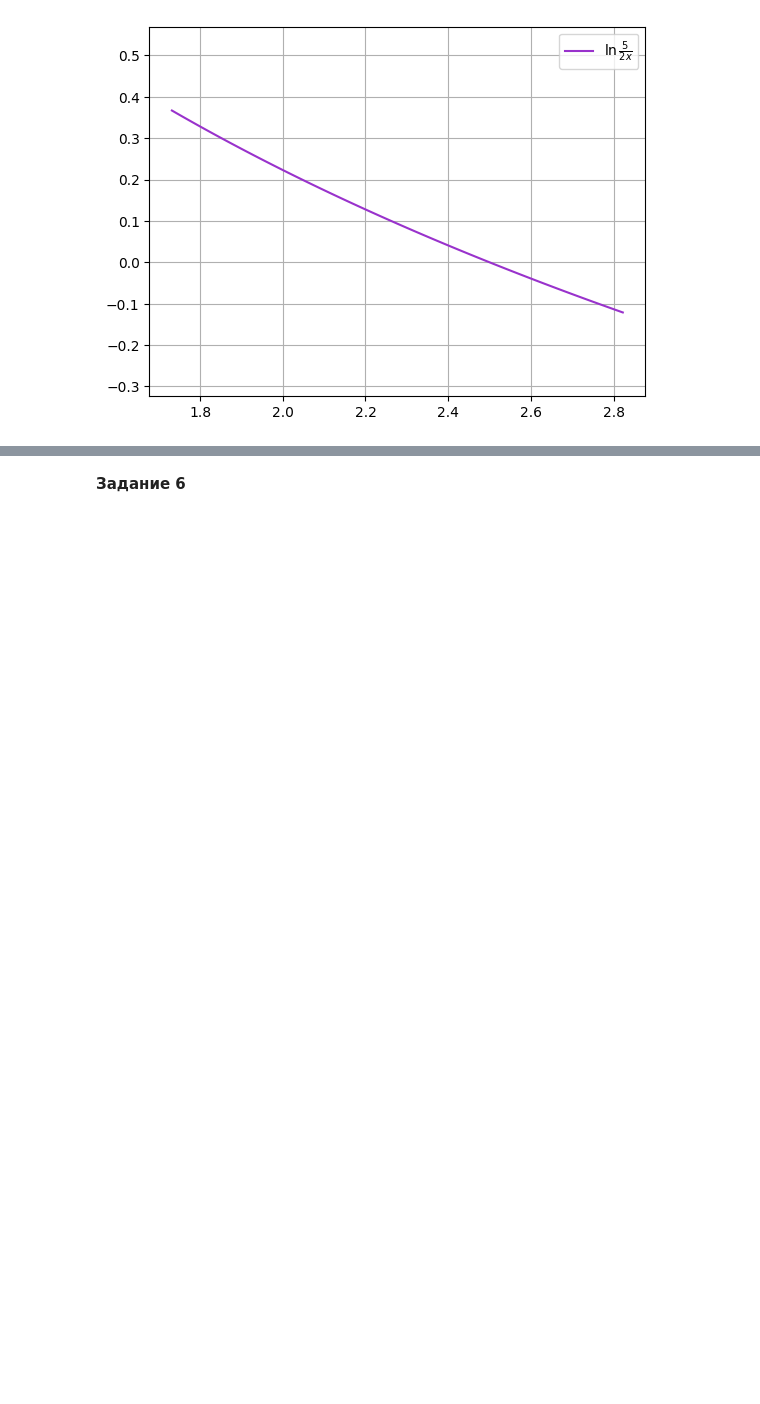
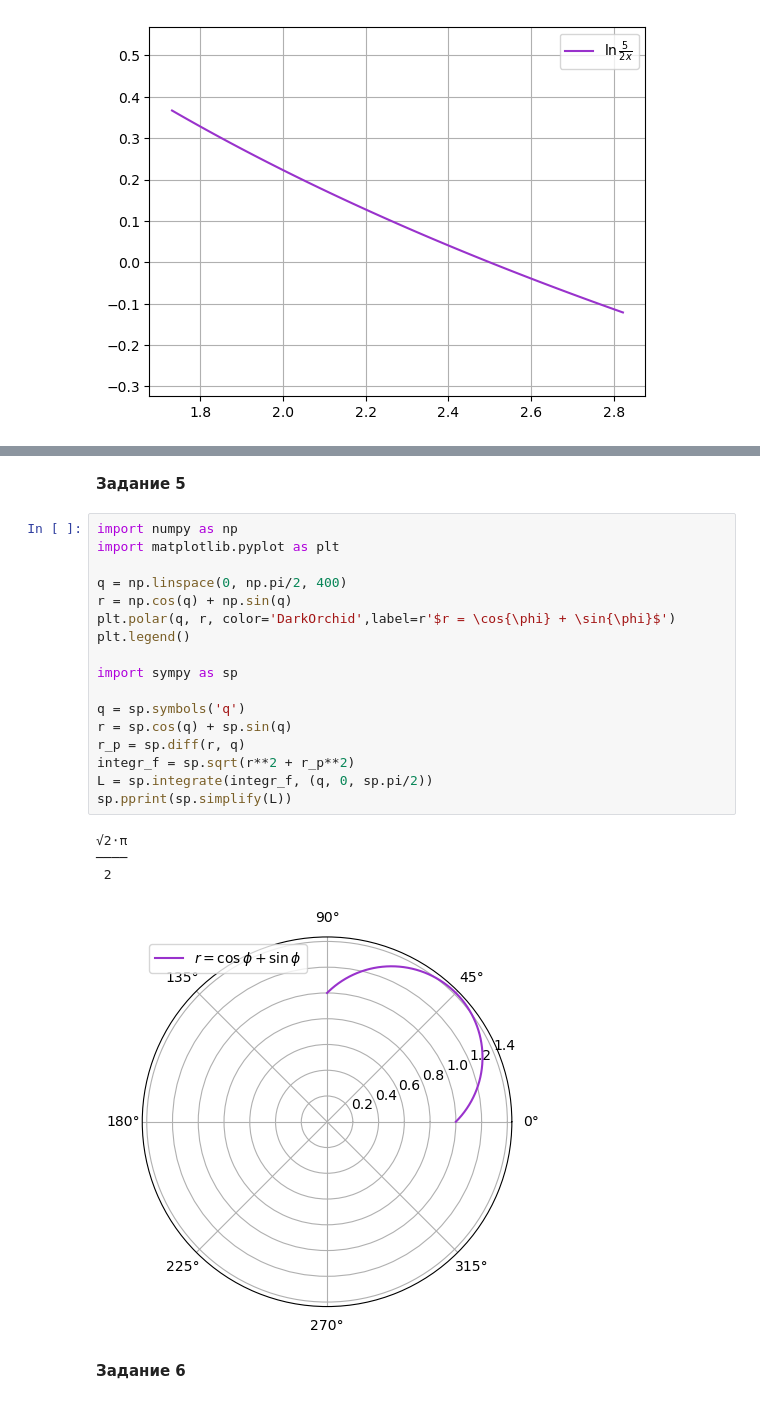
Before and after one commit to GurSych/MIET_Homeworks, a Jupyter notebook: БДЗ на 26.02.2026/BDZ4.ipynb, the cells around one changed output, grey strips where cells are left out. Drawn from its saved outputs; the diff is of its cells as text; blank space fills up the shorter version.

```diff
--- a/БДЗ на 26.02.2026/BDZ4.ipynb
+++ b/БДЗ на 26.02.2026/BDZ4.ipynb
@@ -91,3 +134,27 @@ Final answer:    1.20273255405408
+# %% [markdown]
+**Задание 5**
+# %%
+import numpy as np
+import matplotlib.pyplot as plt
+
+q = np.linspace(0, np.pi/2, 400)
+r = np.cos(q) + np.sin(q)
+plt.polar(q, r, color='DarkOrchid',label=r'$r = \cos{\phi} + \sin{\phi}$')
+plt.legend()
+
+import sympy as sp
+
+q = sp.symbols('q')
+r = sp.cos(q) + sp.sin(q)
+r_p = sp.diff(r, q)
+integr_f = sp.sqrt(r**2 + r_p**2)
+L = sp.integrate(integr_f, (q, 0, sp.pi/2))
+sp.pprint(sp.simplify(L))
+# %% [output]
+√2⋅π
+────
+ 2
+[figure, added]
 # %% [markdown]
 **Задание 6**
 # %%
```
Also changed, not shown: parts of 4 cells of this notebook.
